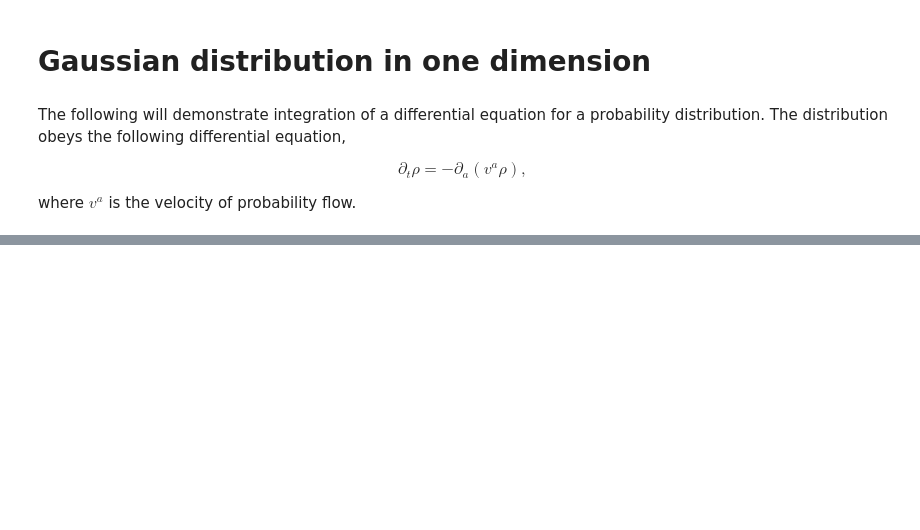
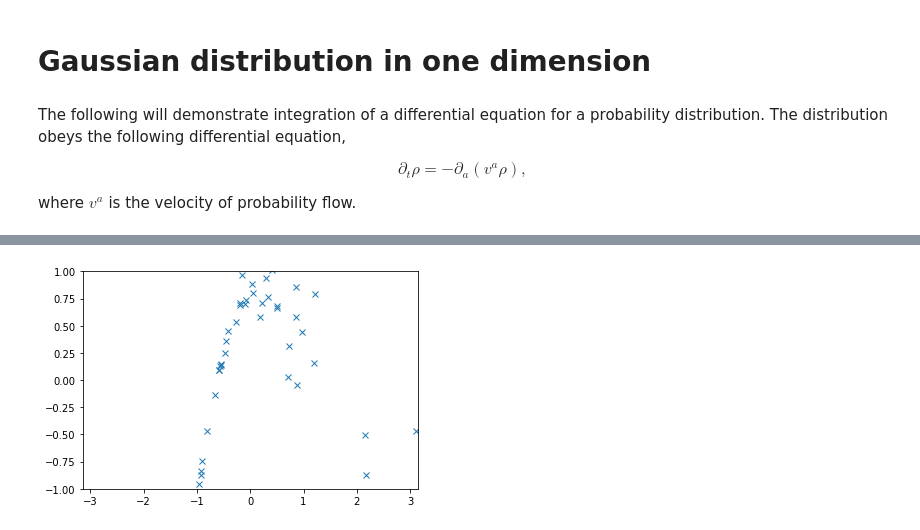
Before and after one commit to infophysics/EntropicTrajectories, a Jupyter notebook: notebooks/Gaussian distribution in one dimension.ipynb, the cells around one changed output, grey strips where cells are left out. Drawn from its saved outputs; the diff is of its cells as text; code cells hidden in the pictures; blank space fills up the shorter version.

```diff
--- a/notebooks/Gaussian distribution in one dimension.ipynb
+++ b/notebooks/Gaussian distribution in one dimension.ipynb
@@ -44,0 +46,36 @@ for i in range(4):
+# %%
+from matplotlib.animation import FuncAnimation
+from matplotlib import animation, rc
+from IPython.display import HTML
+
+fig, ax = plt.subplots()
+line, = ax.plot([], [], linestyle="",marker='x')
+
+
+# initialization function: plot the background of each frame
+def init():
+    line.set_data([], [])
+    ax.set_xlim(-np.pi,np.pi)
+    ax.set_ylim(-1, 1)
+    return line,
+
+
+
+# animation function. This is called sequentially
+def animate(i):
+    G.get_integrator().scalar_RK4_step(g,G,0.01)
+    y = G.get_field()
+    line.set_data(x, y)
+    return (line,)
+
+# call the animator. blit=True means only re-draw the parts that have changed.
+anim = animation.FuncAnimation(fig, animate, init_func=init,
+                               frames=500, interval=20, blit=True)
+
+HTML(anim.to_html5_video())
+# # Set up formatting for the movie files
+# Writer = animation.writers['ffmpeg']
+# writer = Writer(fps=30, metadata=dict(artist='Me'), bitrate=1800)
+# anim.save('gauss.mp4', writer=writer)
+# plt.show
+# %% [output]
@@ -44,0 +83 @@ for i in range(4):
+[figure, added]
```
Also changed, not shown: parts of 5 cells of this notebook, 5 other files.
